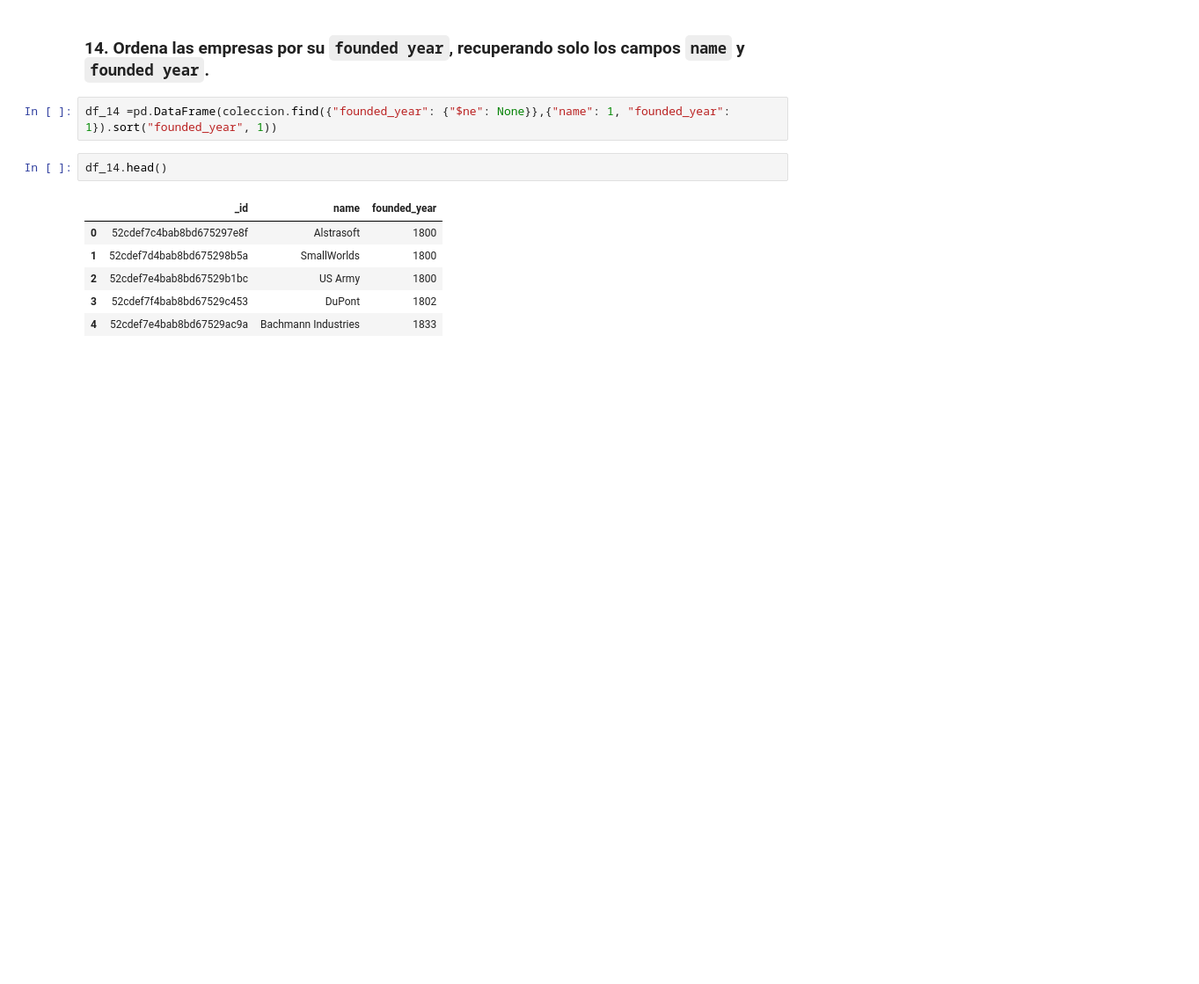
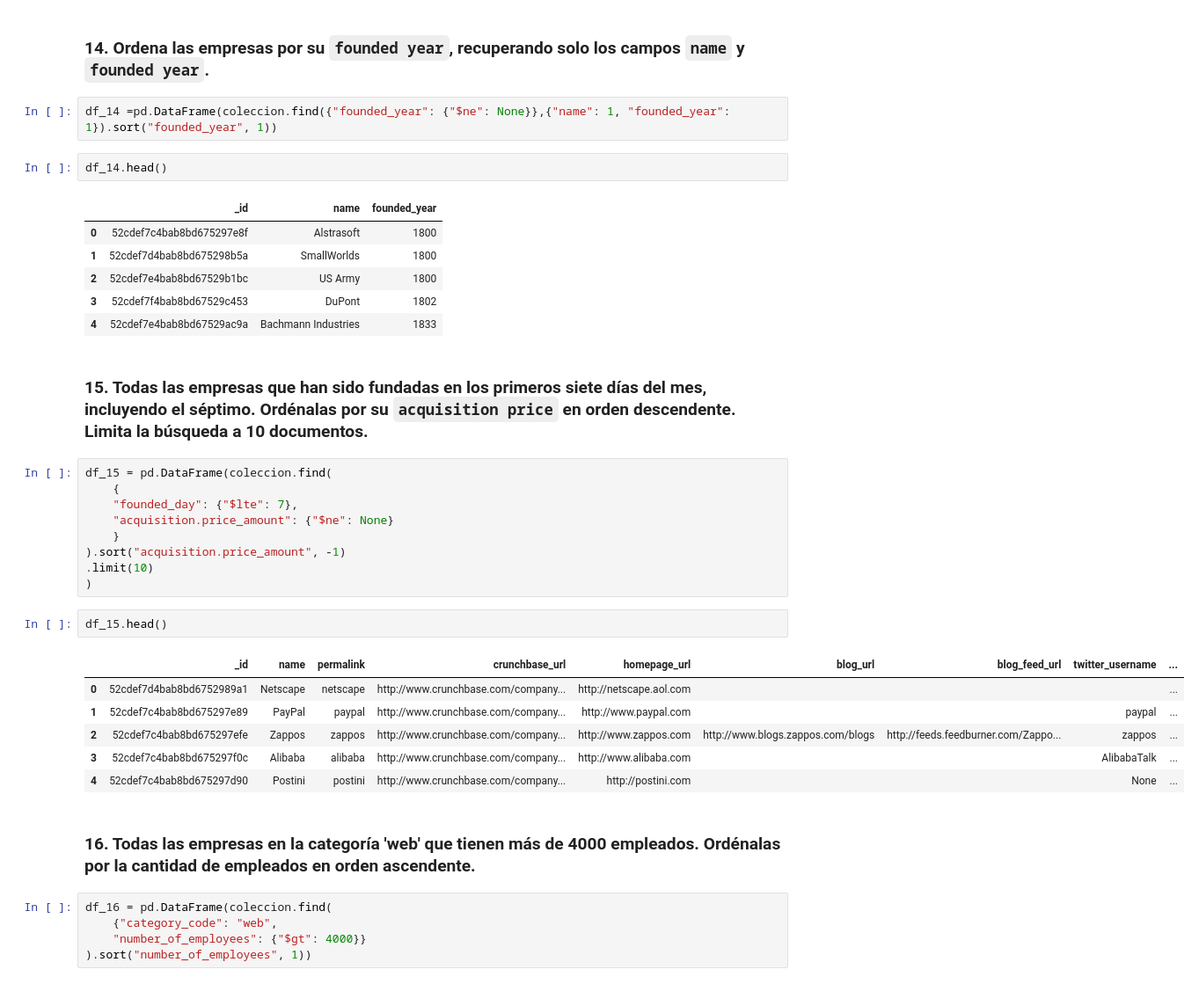
Before and after one commit to santiagorodriguez-dev/laboratorio-modulo4-leccion01-mongo, a Jupyter notebook: enunciados/lab-mongo.ipynb, the cells around one changed output. Shown at 88% size. Saved outputs shown, nothing was run; the diff lists cells and outputs as text; blank space fills up the shorter version.

```diff
--- a/enunciados/lab-mongo.ipynb
+++ b/enunciados/lab-mongo.ipynb
@@ -295,3 +289,30 @@ df_14.head()
 | 2 | 52cdef7e4bab8bd67529b1bc | US Army | 1800 |
 | 3 | 52cdef7f4bab8bd67529c453 | DuPont | 1802 |
 | 4 | 52cdef7e4bab8bd67529ac9a | Bachmann Industries | 1833 |
+# %% [markdown]
+### 15. Todas las empresas que han sido fundadas en los primeros siete días del mes, incluyendo el séptimo. Ordénalas por su `acquisition price` en orden descendente. Limita la búsqueda a 10 documentos.
+# %%
+df_15 = pd.DataFrame(coleccion.find(
+    {
+    "founded_day": {"$lte": 7},
+    "acquisition.price_amount": {"$ne": None}
+    }
+).sort("acquisition.price_amount", -1)
+.limit(10)
+)
+# %%
+df_15.head()
+# %% [output]
+|  | _id | name | permalink | crunchbase_url | homepage_url | blog_url | blog_feed_url | twitter_username | ... |
+| 0 | 52cdef7d4bab8bd6752989a1 | Netscape | netscape | http://www.crunchbase.com/company... | http://netscape.aol.com |  |  |  | ... |
+| 1 | 52cdef7c4bab8bd675297e89 | PayPal | paypal | http://www.crunchbase.com/company... | http://www.paypal.com |  |  | paypal | ... |
+| 2 | 52cdef7c4bab8bd675297efe | Zappos | zappos | http://www.crunchbase.com/company... | http://www.zappos.com | http://www.blogs.zappos.com/blogs | http://feeds.feedburner.com/Zappo... | zappos | ... |
+| 3 | 52cdef7c4bab8bd675297f0c | Alibaba | alibaba | http://www.crunchbase.com/company... | http://www.alibaba.com |  |  | AlibabaTalk | ... |
+| 4 | 52cdef7c4bab8bd675297d90 | Postini | postini | http://www.crunchbase.com/company... | http://postini.com |  |  | None | ... |
+# %% [markdown]
+### 16. Todas las empresas en la categoría 'web' que tienen más de 4000 empleados. Ordénalas por la cantidad de empleados en orden ascendente.
+# %%
+df_16 = pd.DataFrame(coleccion.find(
+    {"category_code": "web",
+    "number_of_employees": {"$gt": 4000}}
+).sort("number_of_employees", 1))
```
Also changed, not shown: parts of 9 cells of this notebook.
